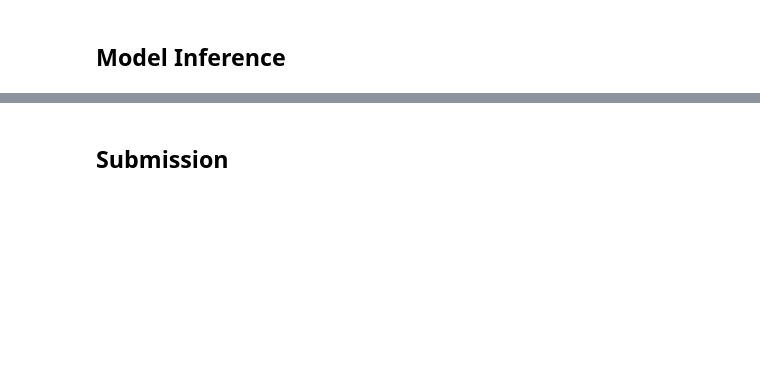
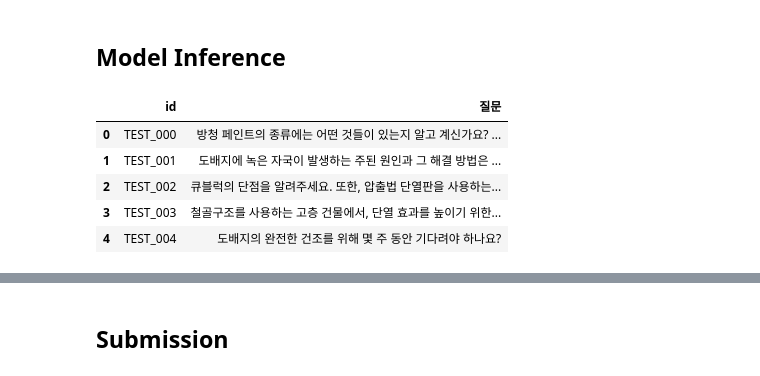
Before and after one commit to emaeon/DACON-LLM-QA, a Jupyter notebook: baseline_v2.ipynb, the cells around one changed output, grey strips where cells are left out. Cells and saved outputs as stored; diff of their text form; code cells hidden in the pictures; blank space fills up the shorter version.

```diff
--- a/baseline_v2.ipynb
+++ b/baseline_v2.ipynb
@@ -81,2 +301,12 @@ tokenizer.save_pretrained("./hansoldeco-kogpt2")
 # %% [markdown]
 ## Model Inference
+# %%
+testdata = pd.read_csv('/content/drive/MyDrive/DACON_도배하자/test.csv')
+testdata.head()
+# %% [output]
+|  | id | 질문 |
+| 0 | TEST_000 | 방청 페인트의 종류에는 어떤 것들이 있는지 알고 계신가요? ... |
+| 1 | TEST_001 | 도배지에 녹은 자국이 발생하는 주된 원인과 그 해결 방법은 ... |
+| 2 | TEST_002 | 큐블럭의 단점을 알려주세요. 또한, 압출법 단열판을 사용하는... |
+| 3 | TEST_003 | 철골구조를 사용하는 고층 건물에서, 단열 효과를 높이기 위한... |
+| 4 | TEST_004 | 도배지의 완전한 건조를 위해 몇 주 동안 기다려야 하나요? |
```
Also changed, not shown: parts of 26 cells of this notebook.
